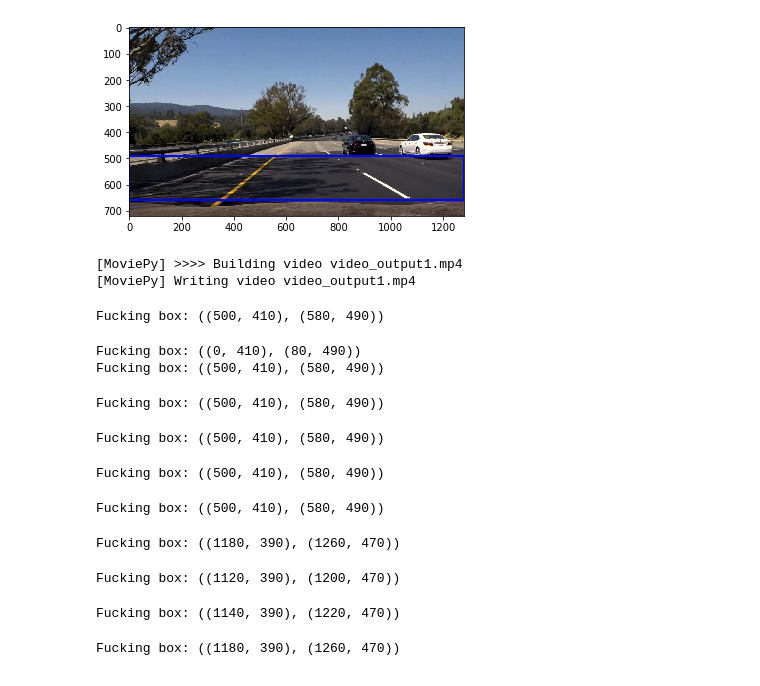
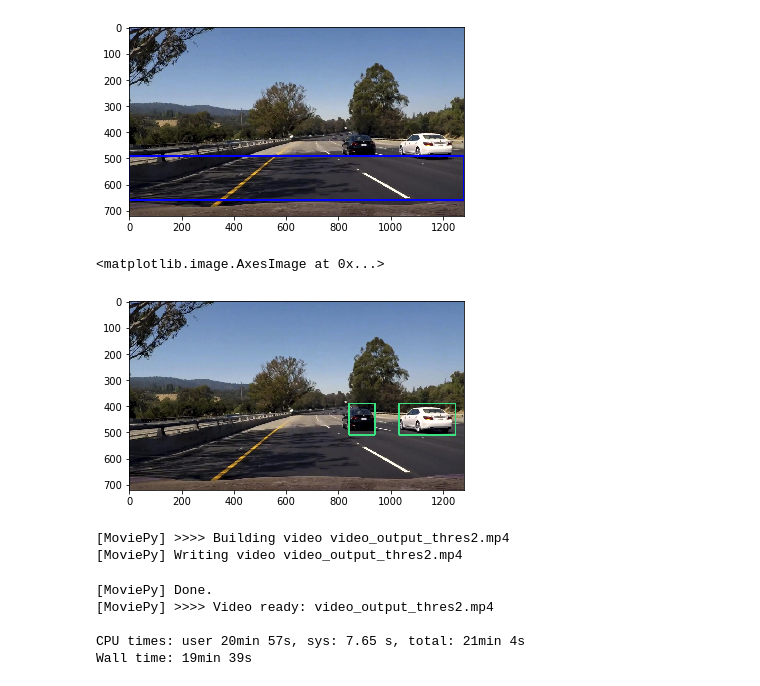
Before and after one commit to carlosbkm/CarND-Vehicle-Detection, a Jupyter notebook: project.ipynb, the cells around one changed output. Drawn from its saved outputs; the diff is of its cells as text; code cells hidden in the pictures.

Commit message:
Tuned video processing

```diff
--- a/project.ipynb
+++ b/project.ipynb
@@ -460,53 +461,74 @@ plt.imshow(third_scanband)
 <matplotlib.image.AxesImage at 0x...>
 [figure]
 # %%
-heatmap = Heatmap()
-windows_params = {'sizes':[(64, 64),(96,96),(128,128)],
-               'y_limits': [first_y_limit,second_y_limit,third_y_limit],
-               'x_limits': [x_limits,x_limits,x_limits],
-                 'scales':[1.25,1.5]}
-def process_video(frame, display = False):
+def process_image(frame, windows_params, feat_params, heat_thres=3, display = False):
     bboxes = []
     current_frame_heatmap = Heatmap()
-    for i in tqdm(range(len(windows_params['scales']))):
+    for i in range(len(windows_params['scales'])):
         xstart = windows_params['x_limits'][i][0]
         xstop = windows_params['x_limits'][i][1]
         ystart = windows_params['y_limits'][i][0]
         ystop = windows_params['y_limits'][i][1]
         scale = windows_params['scales'][i]
-        current_bboxes, current_img = find_cars(frame, ystart, ystop, scale, svc,
-                                X_scaler, orient, pix_per_cell, cell_per_block, spatial_size, hist_bins)
+        current_bboxes, current_img = find_cars(frame, ystart, ystop, scale, feat_params['svc'],
+                                feat_params['scaler'], feat_params['orient'], feat_params['pix_per_cell'],
+                                feat_params['cell_per_block'], feat_params['spatial_size'], feat_params['hist_bins'])
         bboxes.extend(current_bboxes)
 
     current_frame_heatmap.add_heat(bboxes)
     heatmap.update(current_frame_heatmap)
-    heatmap.apply_threshold(3)
+    heatmap.apply_threshold(heat_thres)
     labels = label(heatmap.heatmap)
     draw_img = draw_labeled_bboxes(np.copy(frame), labels)
-    im_heatmap = heatmap.get_rgb_image()
-    result = cv2.addWeighted(draw_img, 1, im_heatmap, 0.4, 0)
-    return result
+    #im_heatmap = heatmap.get_rgb_image()
+    #result = cv2.addWeighted(draw_img, 1, im_heatmap, 0.4, 0)
+    #result = cv2.addWeighted(draw_img, 1)
+    return draw_img
+
+
+def process_video(clip, windows_params, feat_params, heat_thres=3):
+    def new_transformation(frame):
+        return process_image(frame, windows_params, feat_params, heat_thres=3)
+    return clip.fl_image(new_transformation)
+# %%
+heatmap = Heatmap()
+first_y_limit = [390, 510]
+second_y_limit = [390, 610]
+third_y_limit = [490, 660]
+another_y = [400, 656]
+x_limits = [0, 1280]
+windows_params = {'sizes':[(64, 64),(96,96),(128,128), (256, 256)],
+               'y_limits': [first_y_limit,second_y_limit,third_y_limit],
+               'x_limits': [x_limits,x_limits,x_limits, x_limits],
+                 'scales':[1.25, 1.5]}
+feat_pickle = pickle.load(open("svc.p", "rb"))
+test_process_img  = mpimg.imread('bbox-example-frame211.jpg')
+test_process_img2 = mpimg.imread('bbox-example-image.jpg')
+plt.imshow(process_image(test_process_img2 , windows_params, feat_pickle))
+#plt.imshow(process_image(test_process_img2 , windows_params, feat_pickle))
+# %% [output]
+<matplotlib.image.AxesImage at 0x...>
+[figure, added]
 # %%
 from moviepy.editor import VideoFileClip
 heatmap = Heatmap()
-write_output = 'video_output1.mp4'
+windows_params = {'sizes':[(64, 64),(96,96),(128,128)],
+               'y_limits': [first_y_limit,second_y_limit,third_y_limit],
+               'x_limits': [x_limits,x_limits,x_limits],
+                 'scales':[1.25,1.5]}
+feat_pickle = pickle.load(open("svc.p", "rb"))
+write_output = 'video_output_thres2.mp4'
 clip1 = VideoFileClip("project_video.mp4")
-write_clip = clip1.fl_image(process_video)
+write_clip = clip1.fx(process_video, windows_params, feat_pickle, heat_thres=2)
 %time write_clip.write_videofile(write_output, audio=False)
 # %% [output]
-[MoviePy] >>>> Building video video_output1.mp4
-[MoviePy] Writing video video_output1.mp4
+[MoviePy] >>>> Building video video_output_thres2.mp4
+[MoviePy] Writing video video_output_thres2.mp4
-Fucking box: ((500, 410), (580, 490))
+[MoviePy] Done.
+[MoviePy] >>>> Video ready: video_output_thres2.mp4
+
+CPU times: user 20min 57s, sys: 7.65 s, total: 21min 4s
+Wall time: 19min 39s
-Fucking box: ((0, 410), (80, 490))
-Fucking box: ((500, 410), (580, 490))
-Fucking box: ((500, 410), (580, 490))
-Fucking box: ((500, 410), (580, 490))
-Fucking box: ((500, 410), (580, 490))
-Fucking box: ((500, 410), (580, 490))
-Fucking box: ((1180, 390), (1260, 470))
-Fucking box: ((1120, 390), (1200, 470))
-Fucking box: ((1140, 390), (1220, 470))
-Fucking box: ((1180, 390), (1260, 470))
 # %%
 from IPython.display import HTML
 HTML("""
```
Also changed, not shown: parts of 9 cells of this notebook.
